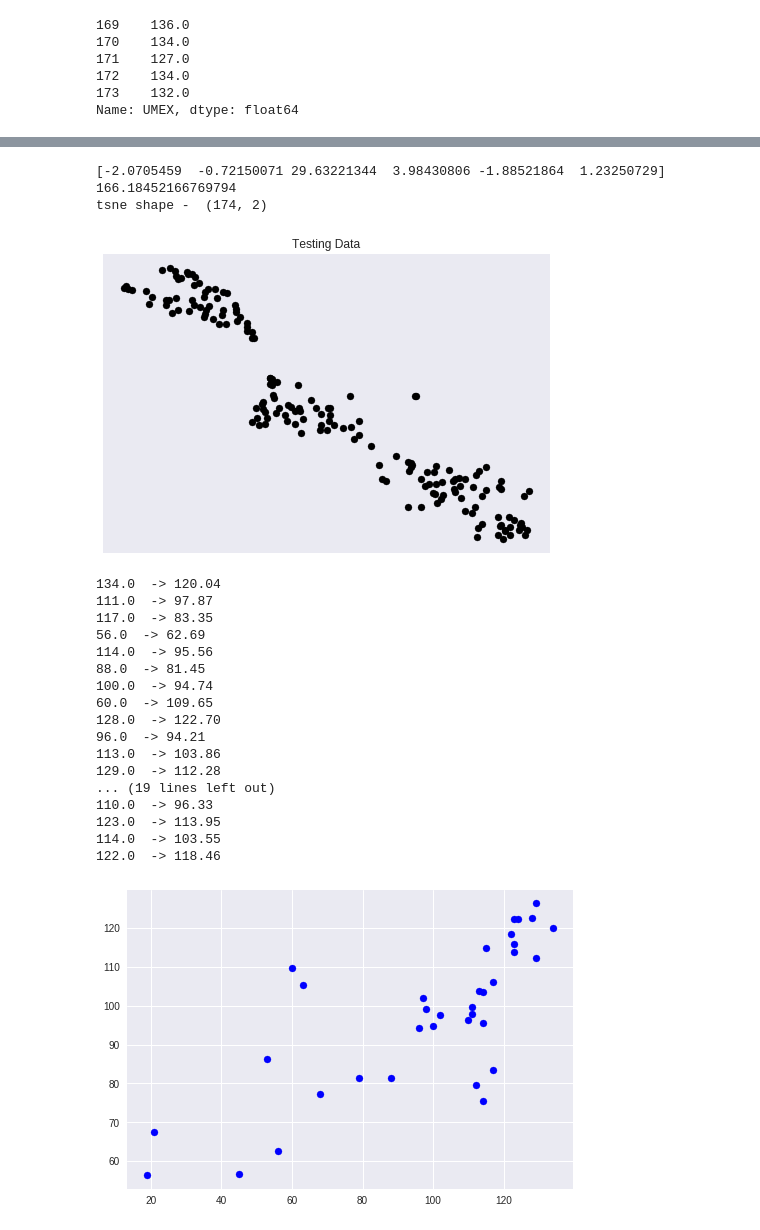
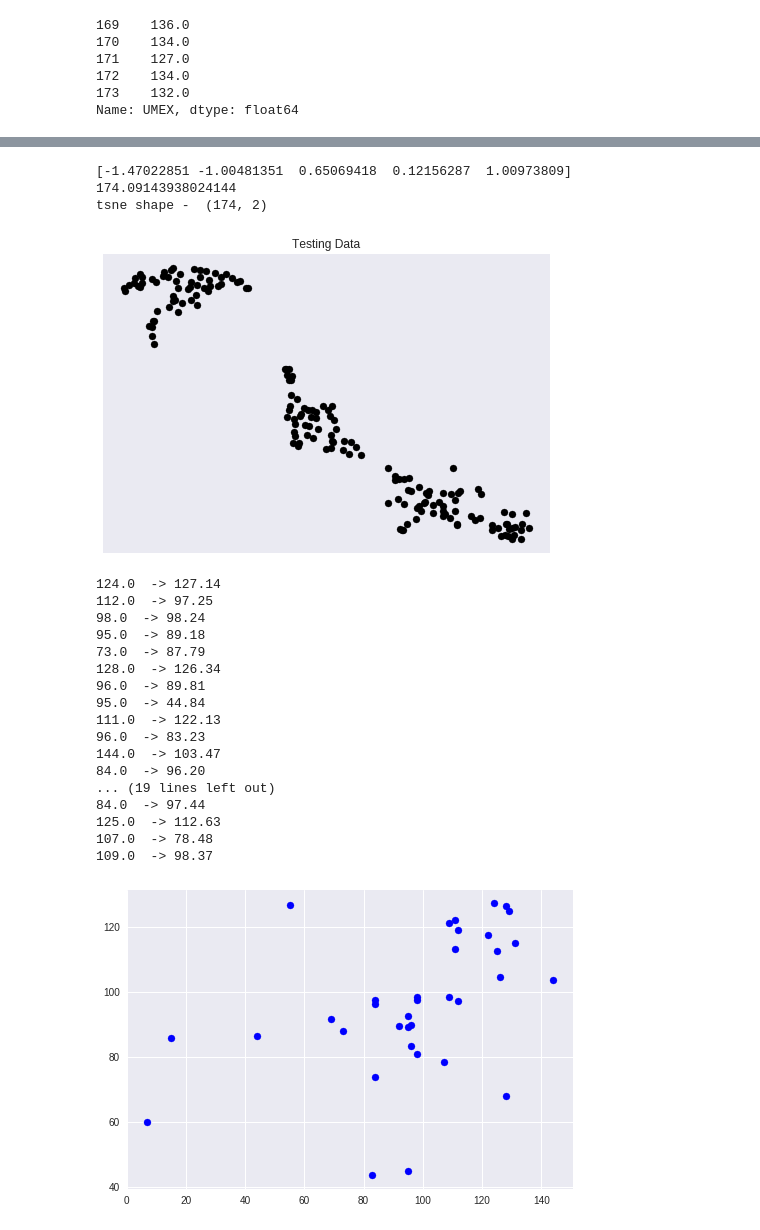
Before and after one commit to akshseh/FintechProject, a Jupyter notebook: NowCastingData_Regression.ipynb, the cells around one changed output, grey strips where cells are left out. Saved outputs shown, nothing was run; the diff lists cells and outputs as text; code cells hidden in the pictures.

Commit message:
BayesianRidge

```diff
--- a/NowCastingData_Regression.ipynb
+++ b/NowCastingData_Regression.ipynb
@@ -79,7 +79,7 @@ datafile.tail()
 | 173 | 2018-06 | 71 | 17 | 1 | 3 | 9 | 71 | 132.0 |
 # %%
 Y = datafile['UMEX']
-X = datafile[['Employment','Unemployment','Productivity','GDP','Stock market','jobs']]
+X = datafile[['Employment','Unemployment','Productivity','GDP','jobs']]
 # %%
 X.head()
 print(X.shape)
@@ -151,46 +151,46 @@ tsne shape -  (174, 2)
 # %%
-regr = linear_model.RidgeCV(alphas=[0.1,1.0,10.0])
+regr = linear_model.BayesianRidge()
 regr.fit(X_train,Y_train)
 print(regr.coef_)
 print(regr.intercept_)
 
 tsne = TSNE(n_components=2).fit_transform(X)
 print("tsne shape - ",tsne.shape)
 
 plt.scatter(tsne[:,0],tsne[:,1],color = 'black')
 plt.title('Testing Data')
 plt.xticks(())
 plt.yticks(())
 # plt.plot(Y_test,reg.predict(X_test),color = 'red',linewidth=3)
 plt.show()
 
 test = np.asarray(Y_test)
 arr = regr.predict(X_test)
 for i in range(0,len(Y_test)):
   print(test[i]," -> %.2f"%arr[i])
 
 plt.scatter(test,arr,color='blue')
 plt.show()
 # %% [output]
-[-2.0705459  -0.72150071 29.63221344  3.98430806 -1.88521864  1.23250729]
-166.18452166769794
+[-1.47022851 -1.00481351  0.65069418  0.12156287  1.00973809]
+174.09143938024144
 tsne shape -  (174, 2)
-[figure, old version]
+[figure, new version]
-134.0  -> 120.04
-111.0  -> 97.87
-117.0  -> 83.35
-56.0  -> 62.69
-114.0  -> 95.56
-88.0  -> 81.45
-100.0  -> 94.74
-60.0  -> 109.65
-128.0  -> 122.70
-96.0  -> 94.21
-113.0  -> 103.86
-129.0  -> 112.28
+124.0  -> 127.14
+112.0  -> 97.25
+98.0  -> 98.24
+95.0  -> 89.18
+73.0  -> 87.79
+128.0  -> 126.34
+96.0  -> 89.81
+95.0  -> 44.84
+111.0  -> 122.13
+96.0  -> 83.23
+144.0  -> 103.47
+84.0  -> 96.20
 ... (19 lines left out)
-110.0  -> 96.33
-123.0  -> 113.95
-114.0  -> 103.55
-122.0  -> 118.46
+84.0  -> 97.44
+125.0  -> 112.63
+107.0  -> 78.48
+109.0  -> 98.37
-[figure, old version]
+[figure, new version]
```
Also changed, not shown: parts of 2 cells of this notebook.
